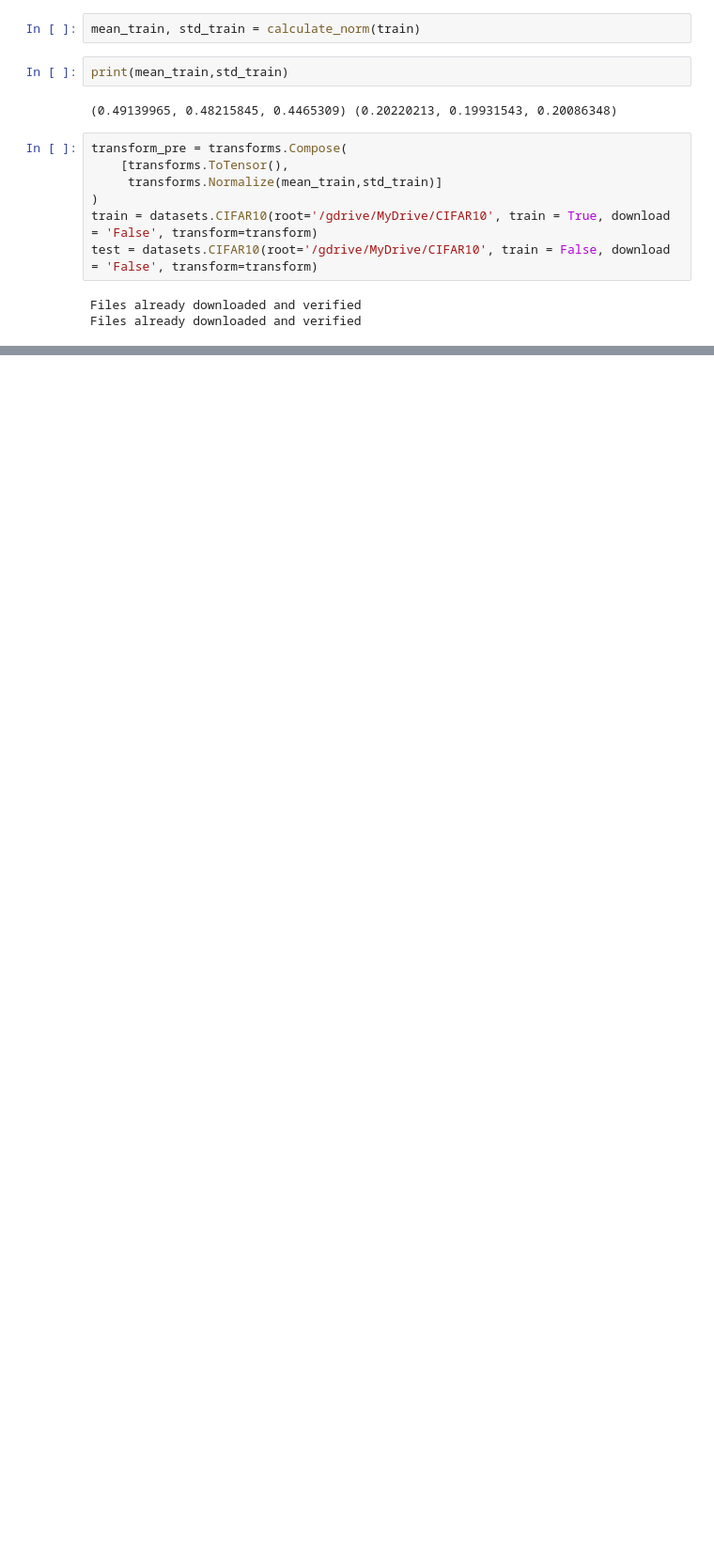
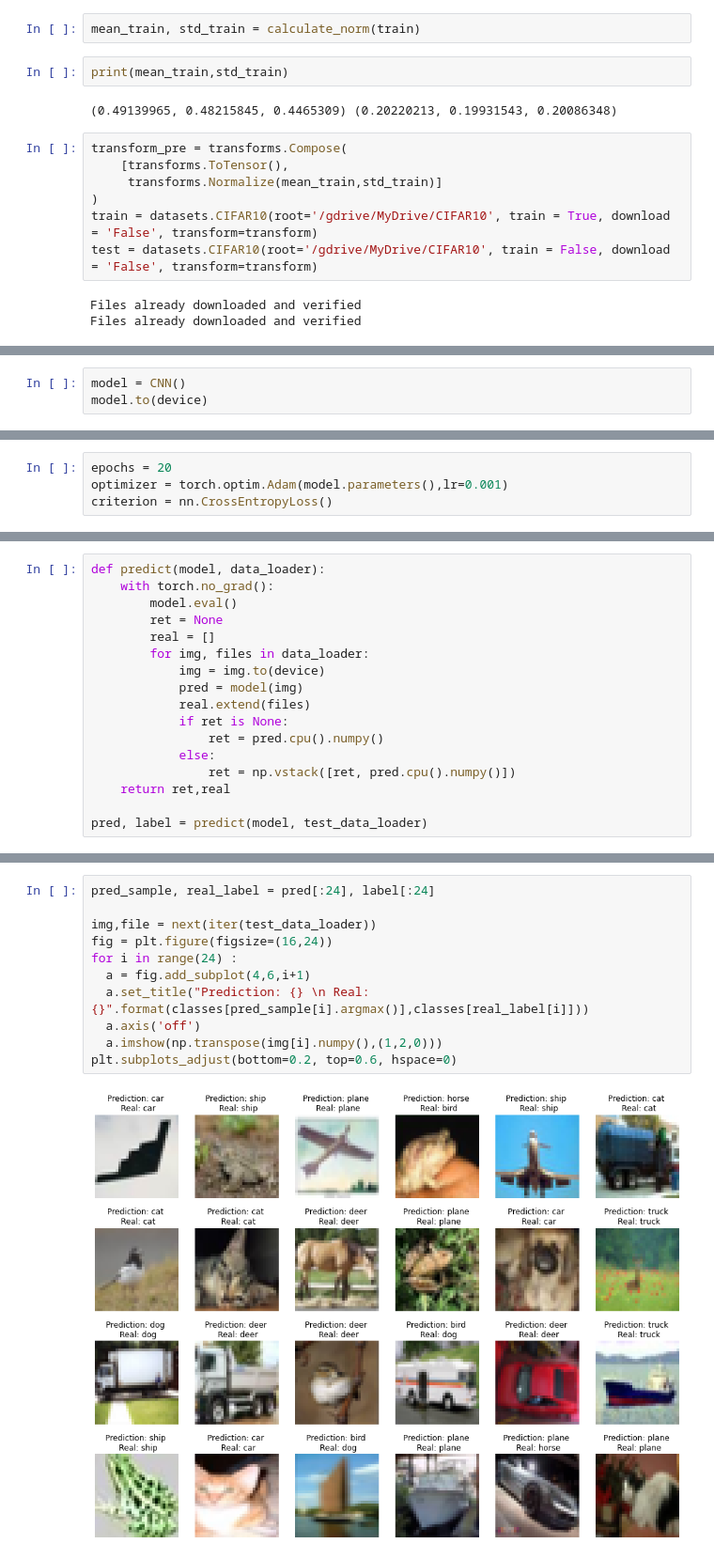
Before and after one commit to Gongsoo/Python3, a Jupyter notebook: CIFAR-10.ipynb, the cells around one changed output, grey strips where cells are left out. Shown at 94% size. Cells and saved outputs as stored; diff of their text form; blank space fills up the shorter version.

```diff
--- a/CIFAR-10.ipynb
+++ b/CIFAR-10.ipynb
@@ -119,0 +137,3 @@ class CNN(nn.module) :
+# %%
+model = CNN()
+model.to(device)
@@ -119,0 +180,4 @@ class CNN(nn.module) :
+# %%
+epochs = 20
+optimizer = torch.optim.Adam(model.parameters(),lr=0.001)
+criterion = nn.CrossEntropyLoss()
@@ -119,0 +247,17 @@ class CNN(nn.module) :
+# %%
+def predict(model, data_loader):
+    with torch.no_grad():
+        model.eval()
+        ret = None
+        real = []
+        for img, files in data_loader:
+            img = img.to(device)
+            pred = model(img)
+            real.extend(files)
+            if ret is None:
+                ret = pred.cpu().numpy()
+            else:
+                ret = np.vstack([ret, pred.cpu().numpy()])
+    return ret,real
+
+pred, label = predict(model, test_data_loader)
@@ -119,0 +268,13 @@ class CNN(nn.module) :
+# %%
+pred_sample, real_label = pred[:24], label[:24]
+
+img,file = next(iter(test_data_loader))
+fig = plt.figure(figsize=(16,24))
+for i in range(24) :
+  a = fig.add_subplot(4,6,i+1)
+  a.set_title("Prediction: {} \n Real: {}".format(classes[pred_sample[i].argmax()],classes[real_label[i]]))
+  a.axis('off')
+  a.imshow(np.transpose(img[i].numpy(),(1,2,0)))
+plt.subplots_adjust(bottom=0.2, top=0.6, hspace=0)
+# %% [output]
+[figure, added]
```
Also changed, not shown: parts of 11 cells of this notebook.
